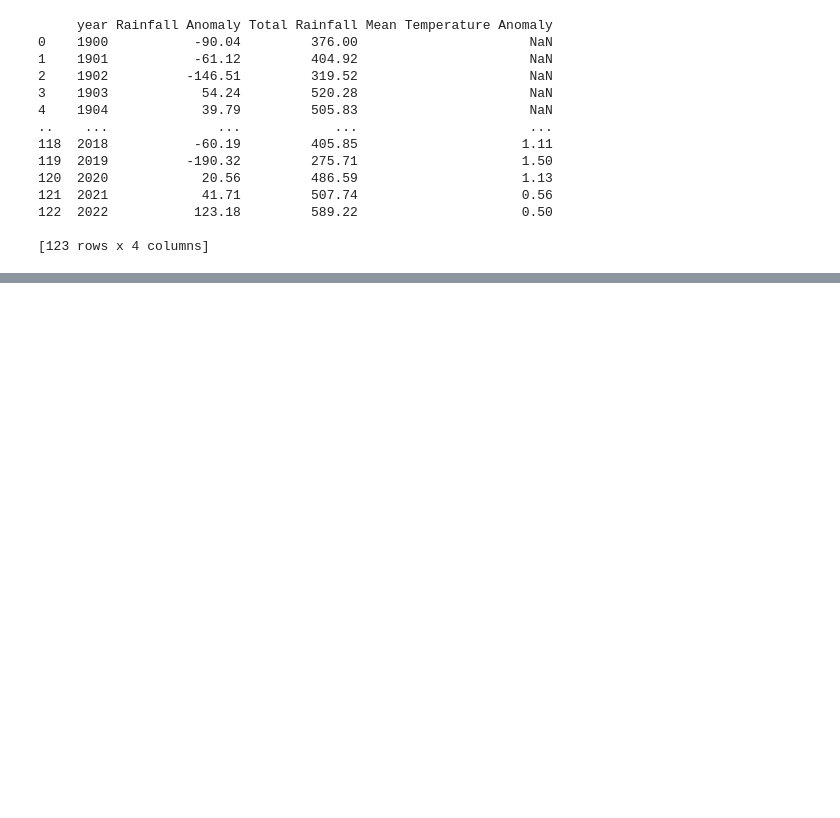
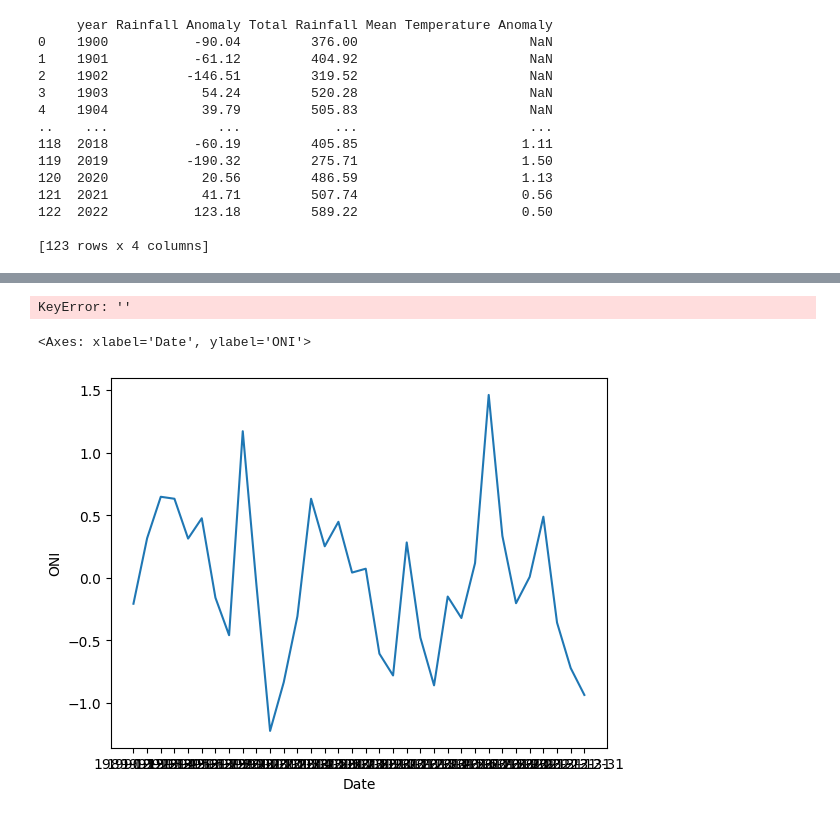
Before and after one commit to owenyi2/DATA1902-Stage-2, a Jupyter notebook: Code/Owen_Y/new_new_format.ipynb, the cells around one changed output, grey strips where cells are left out. Saved outputs shown, nothing was run; the diff lists cells and outputs as text; code cells hidden in the pictures; blank space fills up the shorter version.

Commit message:
idk final data

```diff
--- a/Code/Owen_Y/new_new_format.ipynb
+++ b/Code/Owen_Y/new_new_format.ipynb
@@ -60,0 +83,15 @@ df.to_csv("Yearly Data")
+# %%
+final_df = pd.read_csv("../../New Data/Final Data.csv", index_col=0, parse_dates=True)
+
+final_df["ENSO Phase"] = final_df["ENSO Phase"].replace({"El Niño": 1, "La Niña": -1, "Neutral": 0})
+
+yearly_df = final_df.resample("Y").mean()
+
+yearly_df["ENSO Phase"] = yearly_df["ENSO Phase"].replace({1:"El Niño", -1:"La Niña", 0:"Neutral"})
+
+
+
+print(yearly_df)
+yearly_df.to_clipboard()
+# %% [output]
+KeyError: ''
@@ -60,0 +102,10 @@ df.to_csv("Yearly Data")
+# %%
+import matplotlib.pyplot as plt
+import seaborn as sns
+
+df = pd.read_csv("../../New Data/Final Data Yearly.csv", parse_dates=True)
+
+sns.lineplot(data = df, x = "Date", y = "ONI")
+# %% [output]
+<Axes: xlabel='Date', ylabel='ONI'>
+[figure, added]
```
Also changed, not shown: parts of 6 cells of this notebook, 1 other file.
